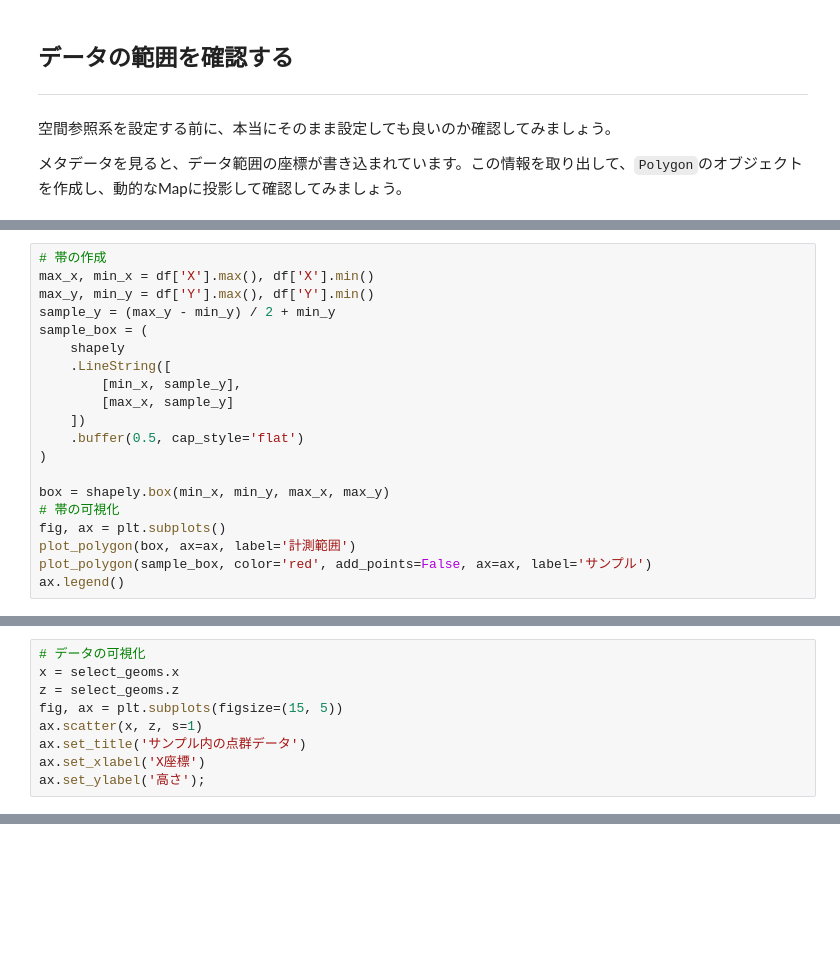
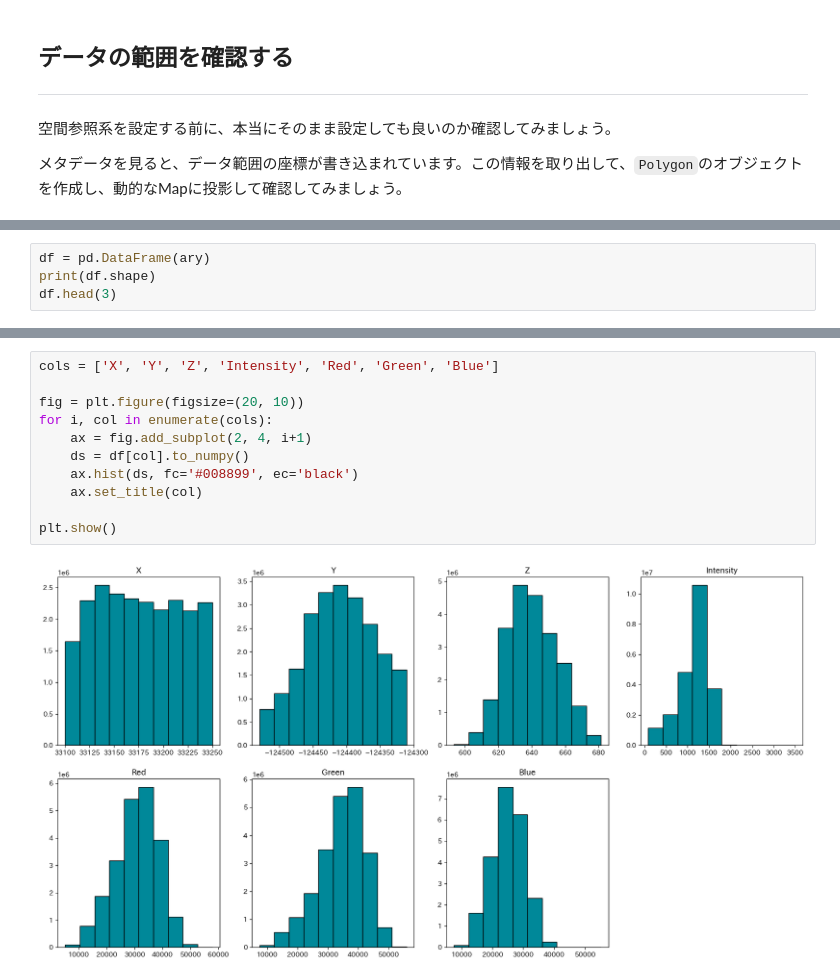
Before and after one commit to SNaganoAomori/LearnLidarData, a Jupyter notebook: Lidar × Python Tutorial Session1.ipynb, the cells around one changed output, grey strips where cells are left out. Saved outputs shown, nothing was run; the diff lists cells and outputs as text; blank space fills up the shorter version.

```diff
--- a/Lidar × Python Tutorial Session1.ipynb
+++ b/Lidar × Python Tutorial Session1.ipynb
@@ -399,20 +336,0 @@ df.head(3)
-# %%
-# 帯の作成
-max_x, min_x = df['X'].max(), df['X'].min()
-max_y, min_y = df['Y'].max(), df['Y'].min()
-sample_y = (max_y - min_y) / 2 + min_y
-sample_box = (
-    shapely
-    .LineString([
-        [min_x, sample_y],
-        [max_x, sample_y]
-    ])
-    .buffer(0.5, cap_style='flat')
-)
-
-box = shapely.box(min_x, min_y, max_x, max_y)
-# 帯の可視化
-fig, ax = plt.subplots()
-plot_polygon(box, ax=ax, label='計測範囲')
-plot_polygon(sample_box, color='red', add_points=False, ax=ax, label='サンプル')
-ax.legend()
@@ -430,9 +336,0 @@ print(f"サンプル内の点数: {len(select_geoms)}")
-# %%
-# データの可視化
-x = select_geoms.x
-z = select_geoms.z
-fig, ax = plt.subplots(figsize=(15, 5))
-ax.scatter(x, z, s=1)
-ax.set_title('サンプル内の点群データ')
-ax.set_xlabel('X座標')
-ax.set_ylabel('高さ');
@@ -466,0 +369,4 @@ Image(r"F:\TEMP_FILE_STRAGE\LearnLidarData\images\Image of ClothSimulationFilter
+# %%
+df = pd.DataFrame(ary)
+print(df.shape)
+df.head(3)
@@ -466,0 +410,13 @@ Image(r"F:\TEMP_FILE_STRAGE\LearnLidarData\images\Image of ClothSimulationFilter
+# %%
+cols = ['X', 'Y', 'Z', 'Intensity', 'Red', 'Green', 'Blue']
+
+fig = plt.figure(figsize=(20, 10))
+for i, col in enumerate(cols):
+    ax = fig.add_subplot(2, 4, i+1)
+    ds = df[col].to_numpy()
+    ax.hist(ds, fc='#008899', ec='black')
+    ax.set_title(col)
+
+plt.show()
+# %% [output]
+[figure, added]
```
Also changed, not shown: parts of 33 cells of this notebook.
